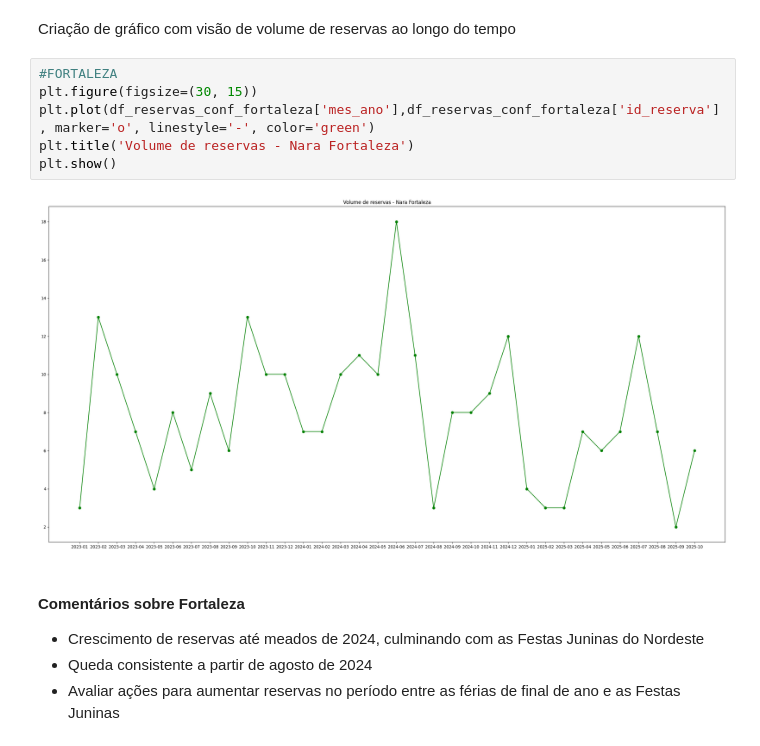
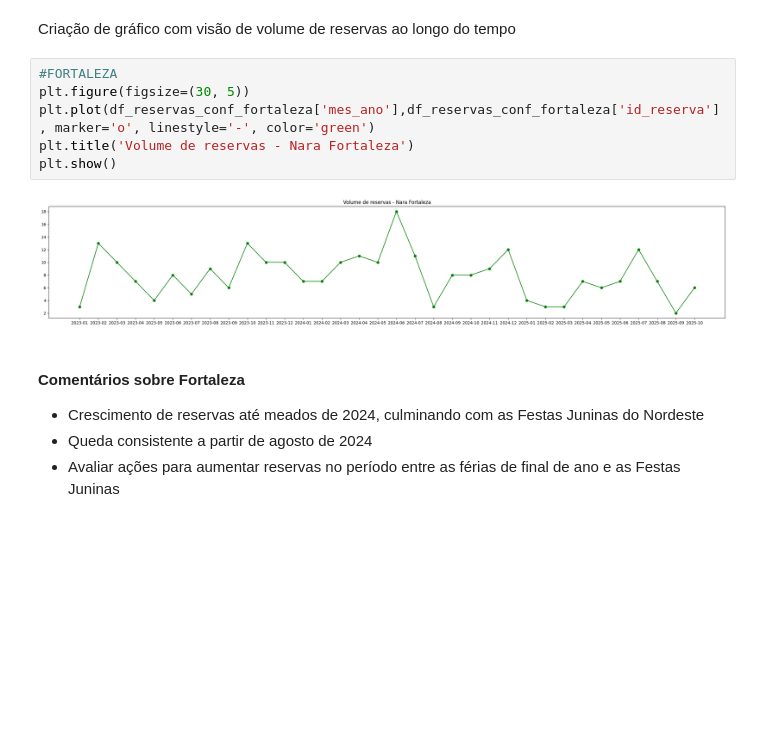
Before and after one commit to alexxjustino/ProjetoNaraSenac, a Jupyter notebook: narahoteis_novo_final_bruno.ipynb, the cells around one changed output. Cells and saved outputs as stored; diff of their text form; blank space fills up the shorter version.

```diff
--- a/narahoteis_novo_final_bruno.ipynb
+++ b/narahoteis_novo_final_bruno.ipynb
@@ -1322,12 +1322,12 @@ Reservas confirmadas em SP:    mes_ano  id_reserva
 Criação de gráfico com visão de volume de reservas ao longo do tempo
 # %%
 #FORTALEZA
-plt.figure(figsize=(30, 15))
+plt.figure(figsize=(30, 5))
 plt.plot(df_reservas_conf_fortaleza['mes_ano'],df_reservas_conf_fortaleza['id_reserva'], marker='o', linestyle='-', color='green')
 plt.title('Volume de reservas - Nara Fortaleza')
 plt.show()
 # %% [output]
-[figure, old version]
+[figure, new version]
 # %% [markdown]
 #### Comentários sobre Fortaleza
 - Crescimento de reservas até meados de 2024, culminando com as Festas Juninas do Nordeste
```
Also changed, not shown: parts of 17 cells of this notebook.
